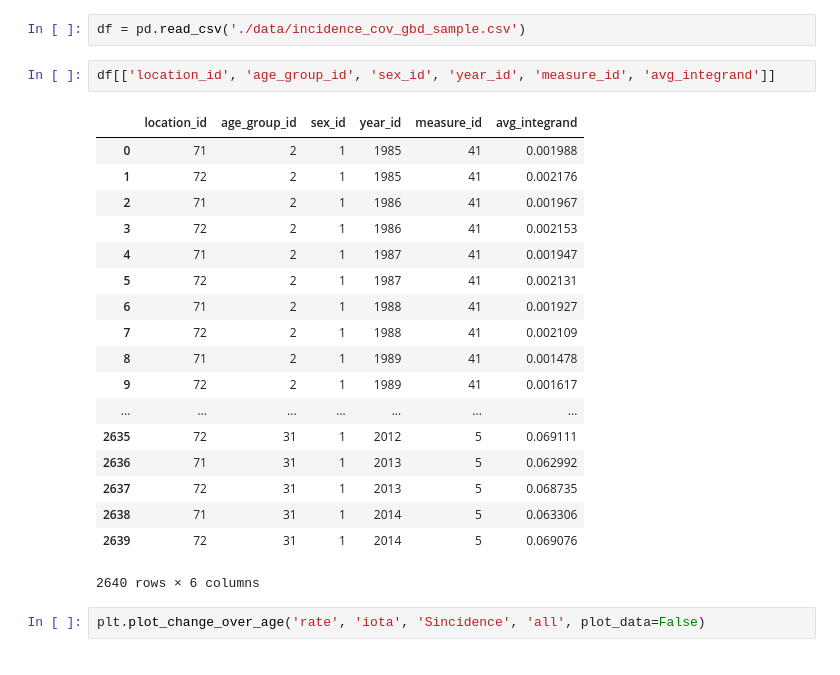
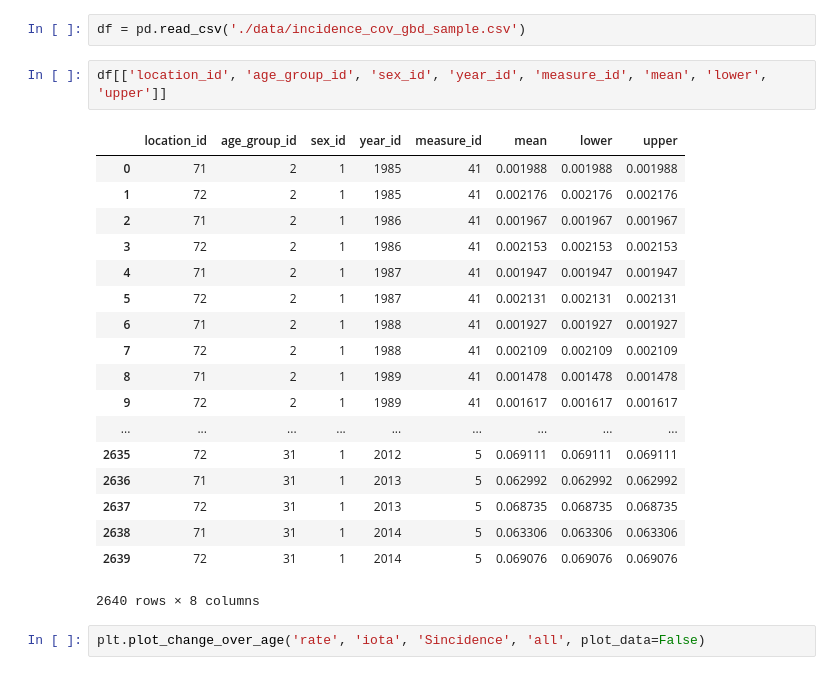
Before and after one commit to jizezhang/dismod_at-wrappers, a Jupyter notebook: demos/two_level_Sincidence_cov.ipynb, the cells around one changed output. Drawn from its saved outputs; the diff is of its cells as text.

```diff
--- a/demos/two_level_Sincidence_cov.ipynb
+++ b/demos/two_level_Sincidence_cov.ipynb
@@ -93,26 +91,26 @@ output.save_GBD_output(['Sincidence', 'prevalence'], list(range(1980, 2019)), [1
 # %%
 df = pd.read_csv('./data/incidence_cov_gbd_sample.csv')
 # %%
-df[['location_id', 'age_group_id', 'sex_id', 'year_id', 'measure_id', 'avg_integrand']]
+df[['location_id', 'age_group_id', 'sex_id', 'year_id', 'measure_id', 'mean', 'lower', 'upper']]
 # %% [output]
-|  | location_id | age_group_id | sex_id | year_id | measure_id | avg_integrand |
-| 0 | 71 | 2 | 1 | 1985 | 41 | 0.001988 |
-| 1 | 72 | 2 | 1 | 1985 | 41 | 0.002176 |
-| 2 | 71 | 2 | 1 | 1986 | 41 | 0.001967 |
-| 3 | 72 | 2 | 1 | 1986 | 41 | 0.002153 |
-| 4 | 71 | 2 | 1 | 1987 | 41 | 0.001947 |
-| 5 | 72 | 2 | 1 | 1987 | 41 | 0.002131 |
-| 6 | 71 | 2 | 1 | 1988 | 41 | 0.001927 |
-| 7 | 72 | 2 | 1 | 1988 | 41 | 0.002109 |
-| 8 | 71 | 2 | 1 | 1989 | 41 | 0.001478 |
-| 9 | 72 | 2 | 1 | 1989 | 41 | 0.001617 |
-| ... | ... | ... | ... | ... | ... | ... |
-| 2635 | 72 | 31 | 1 | 2012 | 5 | 0.069111 |
-| 2636 | 71 | 31 | 1 | 2013 | 5 | 0.062992 |
-| 2637 | 72 | 31 | 1 | 2013 | 5 | 0.068735 |
-| 2638 | 71 | 31 | 1 | 2014 | 5 | 0.063306 |
-| 2639 | 72 | 31 | 1 | 2014 | 5 | 0.069076 |
+|  | location_id | age_group_id | sex_id | year_id | measure_id | mean | lower | upper |
+| 0 | 71 | 2 | 1 | 1985 | 41 | 0.001988 | 0.001988 | 0.001988 |
+| 1 | 72 | 2 | 1 | 1985 | 41 | 0.002176 | 0.002176 | 0.002176 |
+| 2 | 71 | 2 | 1 | 1986 | 41 | 0.001967 | 0.001967 | 0.001967 |
+| 3 | 72 | 2 | 1 | 1986 | 41 | 0.002153 | 0.002153 | 0.002153 |
+| 4 | 71 | 2 | 1 | 1987 | 41 | 0.001947 | 0.001947 | 0.001947 |
+| 5 | 72 | 2 | 1 | 1987 | 41 | 0.002131 | 0.002131 | 0.002131 |
+| 6 | 71 | 2 | 1 | 1988 | 41 | 0.001927 | 0.001927 | 0.001927 |
+| 7 | 72 | 2 | 1 | 1988 | 41 | 0.002109 | 0.002109 | 0.002109 |
+| 8 | 71 | 2 | 1 | 1989 | 41 | 0.001478 | 0.001478 | 0.001478 |
+| 9 | 72 | 2 | 1 | 1989 | 41 | 0.001617 | 0.001617 | 0.001617 |
+| ... | ... | ... | ... | ... | ... | ... | ... | ... |
+| 2635 | 72 | 31 | 1 | 2012 | 5 | 0.069111 | 0.069111 | 0.069111 |
+| 2636 | 71 | 31 | 1 | 2013 | 5 | 0.062992 | 0.062992 | 0.062992 |
+| 2637 | 72 | 31 | 1 | 2013 | 5 | 0.068735 | 0.068735 | 0.068735 |
+| 2638 | 71 | 31 | 1 | 2014 | 5 | 0.063306 | 0.063306 | 0.063306 |
+| 2639 | 72 | 31 | 1 | 2014 | 5 | 0.069076 | 0.069076 | 0.069076 |
-2640 rows × 6 columns
+2640 rows × 8 columns
 # %%
 plt.plot_change_over_age('rate', 'iota', 'Sincidence', 'all', plot_data=False)
 # %% [output]
```
Also changed, not shown: parts of 1 cell of this notebook, 2 other files.
